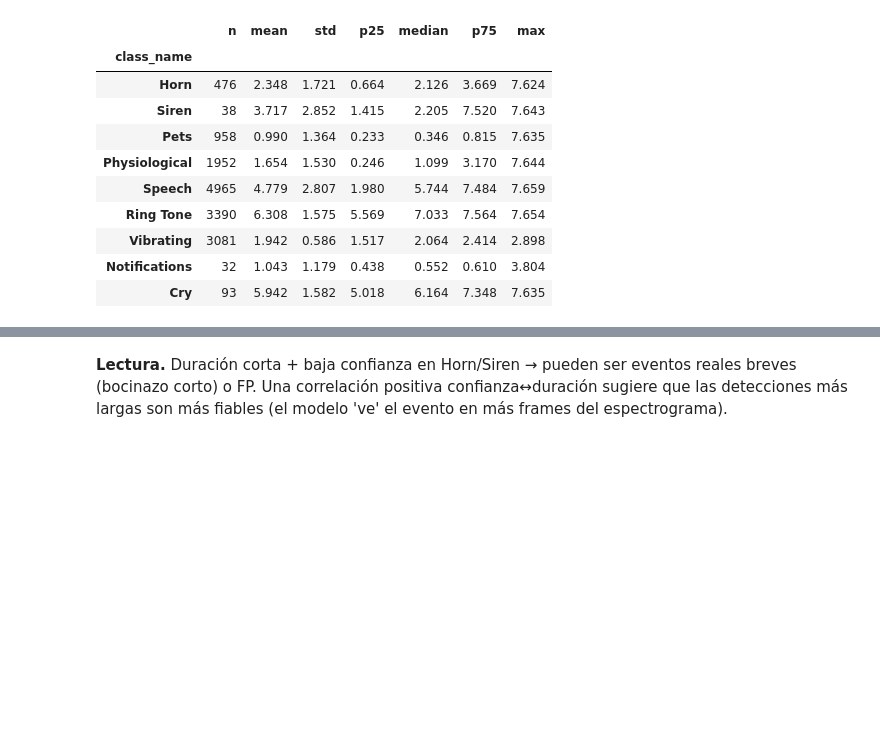
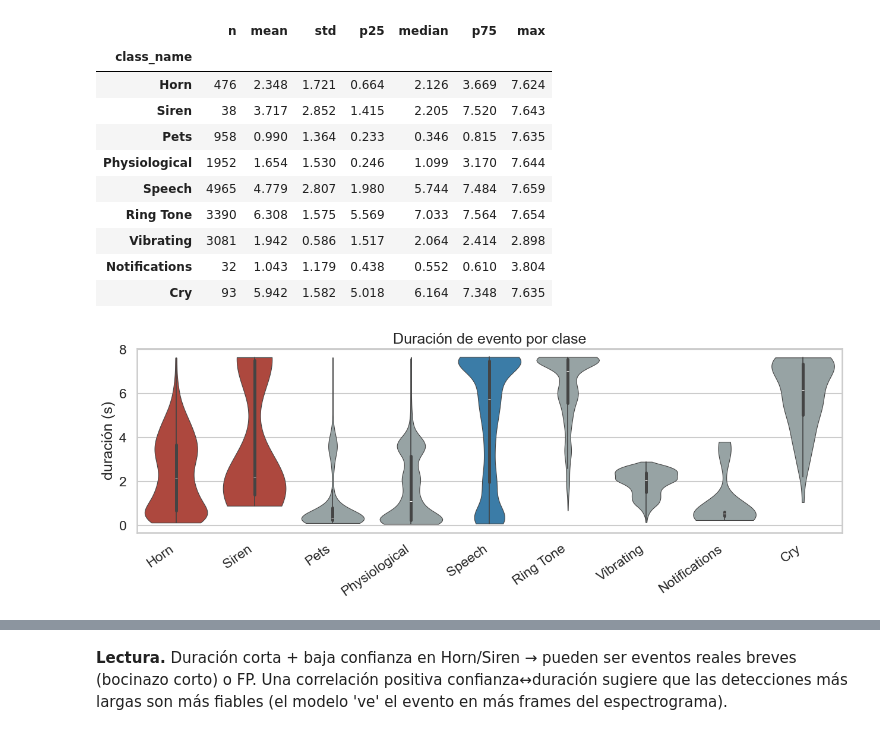
Before and after one commit to jogarmo9/TFG, a Jupyter notebook: notebooks/04b_class_statistics.ipynb, the cells around one changed output, grey strips where cells are left out. Cells and saved outputs as stored; diff of their text form; code cells hidden in the pictures; blank space fills up the shorter version.

```diff
--- a/notebooks/04b_class_statistics.ipynb
+++ b/notebooks/04b_class_statistics.ipynb
@@ -184,10 +192,12 @@ display(dur_tab)
 # %%
 fig, ax = plt.subplots(figsize=(13, 5))
 sns.violinplot(data=geo, x="class_name", y="duration_s",
                order=CLASS_ORDER, palette=palette_class, cut=0, ax=ax, linewidth=.8)
 ax.set_title("Duración de evento por clase"); ax.set_xlabel(""); ax.set_ylabel("duración (s)")
 plt.xticks(rotation=35, ha="right"); plt.tight_layout()
-; plt.show()
+plt.savefig("../outputs/stat_duration_violin.png", dpi=130, bbox_inches="tight"); plt.show()
+# %% [output]
+[figure, added]
 # %%
 # Duración vs confianza (scatter Horn+Siren — buscar correlación)
 fig, ax = plt.subplots(figsize=(8, 5))
```
Also changed, not shown: parts of 7 cells of this notebook.
